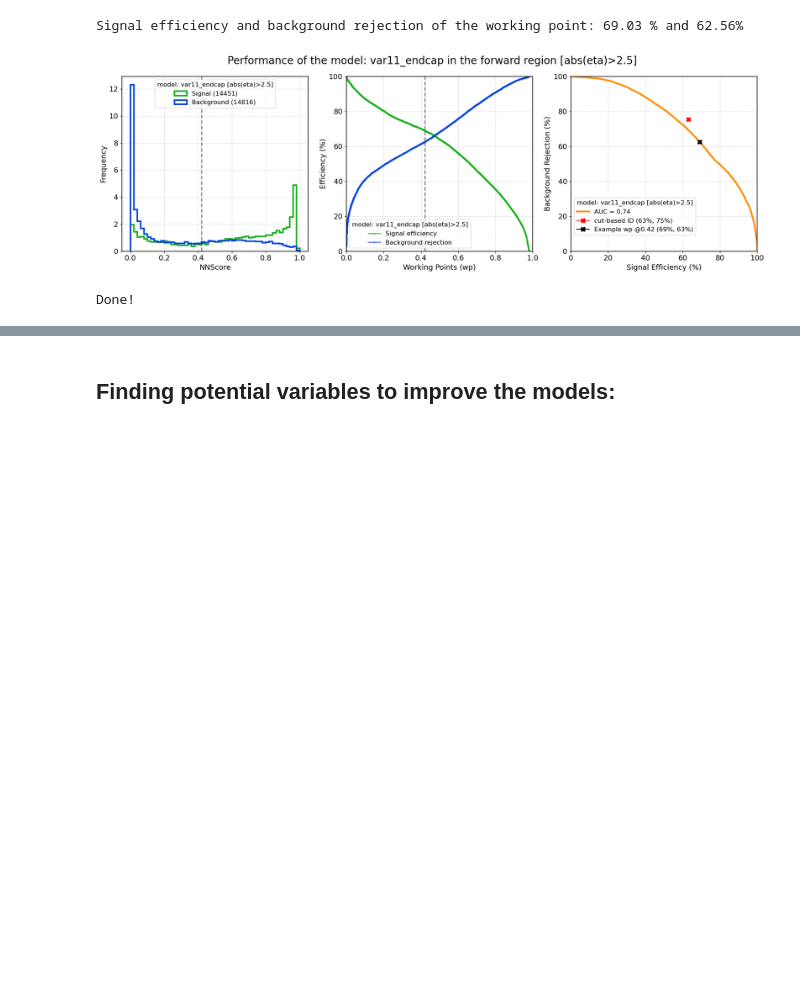
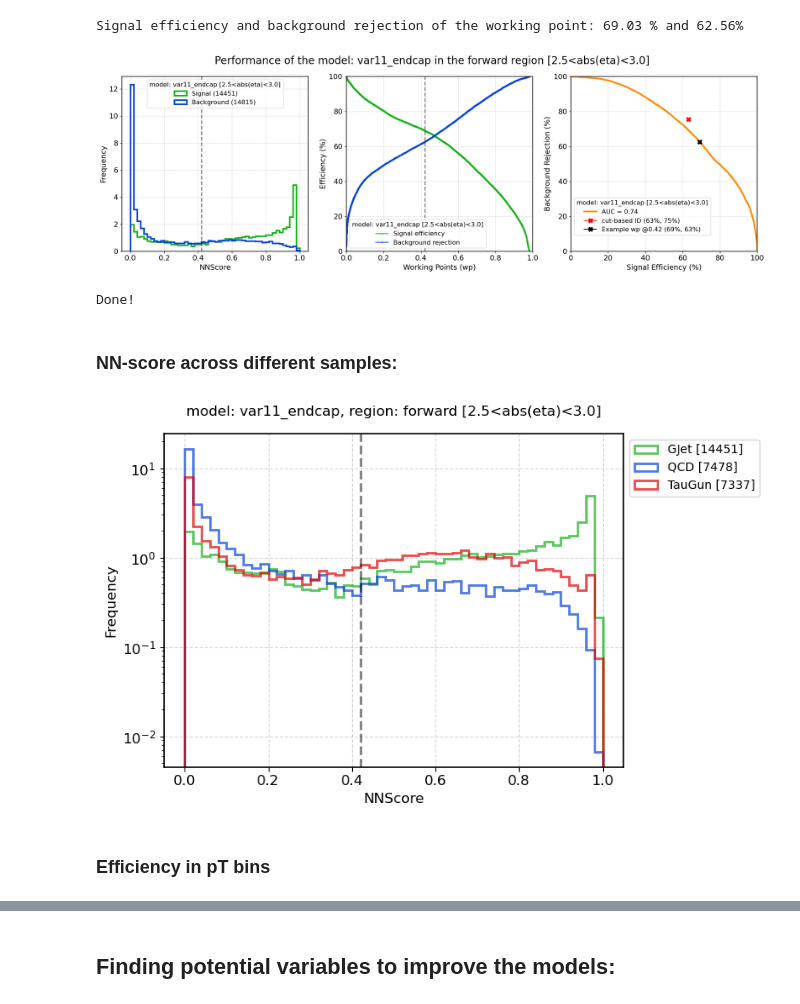
Before and after one commit to phazarik/PFPhotonID-validation-Run3, a Jupyter notebook: Evaluator.ipynb, the cells around one changed output, grey strips where cells are left out. Drawn from its saved outputs; the diff is of its cells as text; code cells hidden in the pictures; blank space fills up the shorter version.

```diff
--- a/Evaluator.ipynb
+++ b/Evaluator.ipynb
@@ -498,10 +566,69 @@ plt.tight_layout()
 plt.subplots_adjust(hspace=0.30) #do this after tight layout
 
 # Display the plot after saving.
-plt.savefig(f'plots/performance_{model_to_use}_in_{figtype}.png', dpi=300)
+if not debug: plt.savefig(f'plots/performance/performance_{model_to_use}_in_{figtype}.png', dpi=300)
 plt.show()
 
 print('Done!')
 # %% [output]
-[figure, old version]
+[figure, new version]
 Done!
+# %% [markdown]
+### NN-score across different samples:
+# %%
+# Define common histogram properties
+hist_props = {
+    'histtype': 'step',
+    'density': True,
+    'linewidth': 2,
+    'alpha': 0.7
+}
+
+'''
+samples = {
+    'GJet_PT-10to40': 'xkcd:light olive green',
+    'GJet_PT-40': 'xkcd:green',
+    'QCD_PT-80to120': 'xkcd:sky blue',
+    'QCD_PT-120to170': 'xkcd:azure',
+    'QCD_PT-170to300': 'xkcd:royal blue',
+    'QCD_PT-300toInf': 'xkcd:navy',
+    'TauGun_E-10to100': 'xkcd:salmon',
+    'TauGun_E-100to3000': 'xkcd:crimson'
+}
+'''
+samples = {
+    'GJet': 'xkcd:green',
+    'QCD': 'xkcd:blue',
+    'TauGun': 'xkcd:red'
+}
+
+fig, ax = plt.subplots(1, 1, figsize=(8, 5))
+mybins = np.arange(0, 1.02, 0.02)
+
+for sample_, color_ in samples.items() :
+    count = len(data[data['sample'].str.contains(sample_)])
+    ax.hist(data[data['sample'].str.contains(sample_)]['NNScore'], bins=mybins, color=color_, label=sample_.ljust(2)+f' [{count}]', **hist_props)
+
+ax.axvline(x=example_wp, color='xkcd:black', linestyle='--', linewidth=2, alpha=0.5)
+ax.set_xlabel('NNScore', fontsize=12)
+ax.set_ylabel('Frequency', fontsize=12)
+ax.set_yscale('log')
+ax.spines['top'].set_linewidth(1.2)    # Top boundary
+ax.spines['right'].set_linewidth(1.2)  # Right boundary
+ax.spines['bottom'].set_linewidth(1.2) # Bottom boundary
+ax.spines['left'].set_linewidth(1.2)   # Left boundary
+ax.tick_params(axis='both', which='major', labelsize=12)
+ax.grid(True, alpha=0.5, linestyle='--')
+ax.legend(loc='upper left', bbox_to_anchor=(1, 1))
+
+ax.set_title(f'model: {model_to_use}, region: {figtype} {eta_range}', fontsize=12, pad=15)
+plt.tight_layout()
+plt.subplots_adjust(hspace=0.0) #do this after tight layout
+
+# Display the plot after saving.
+if not debug: plt.savefig(f'plots/per_sample_score/per_sample_score_{model_to_use}_in_{figtype}.png', dpi=300)
+plt.show()
+# %% [output]
+[figure, added]
+# %% [markdown]
+### Efficiency in pT bins
```
Also changed, not shown: parts of 17 cells of this notebook, 59 other files.
